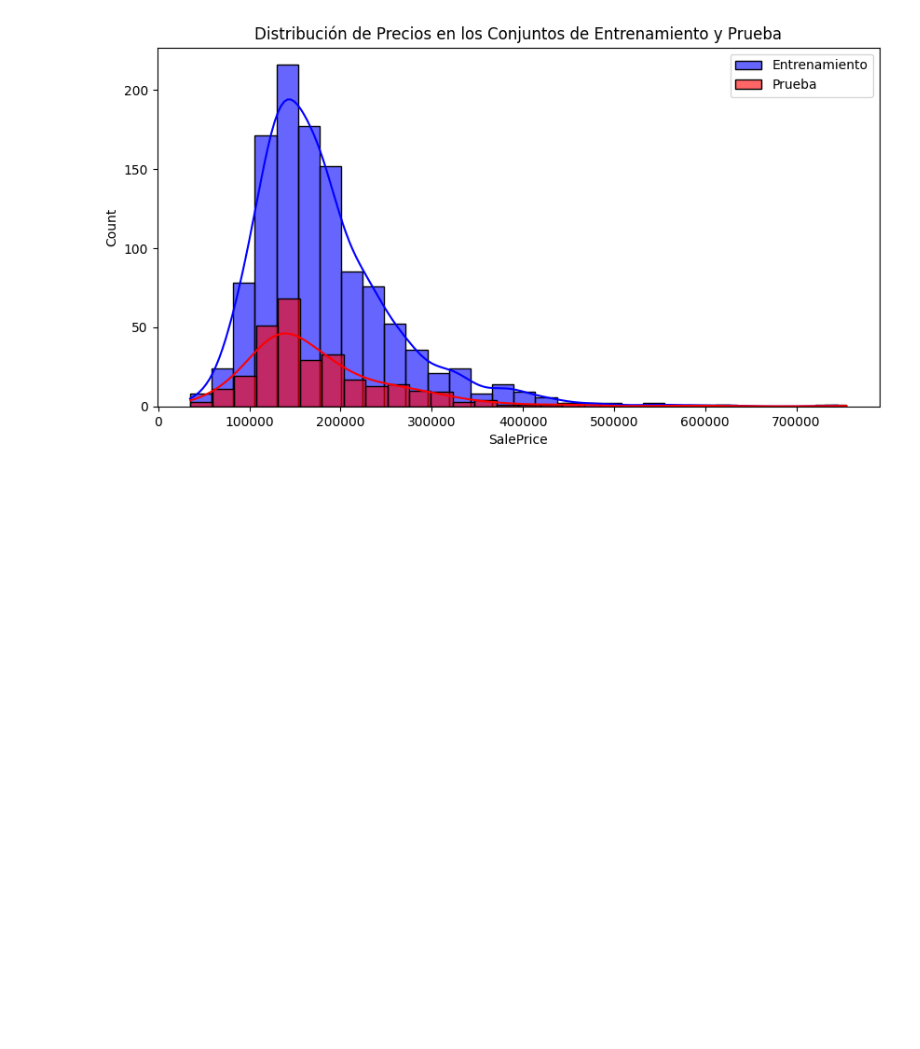
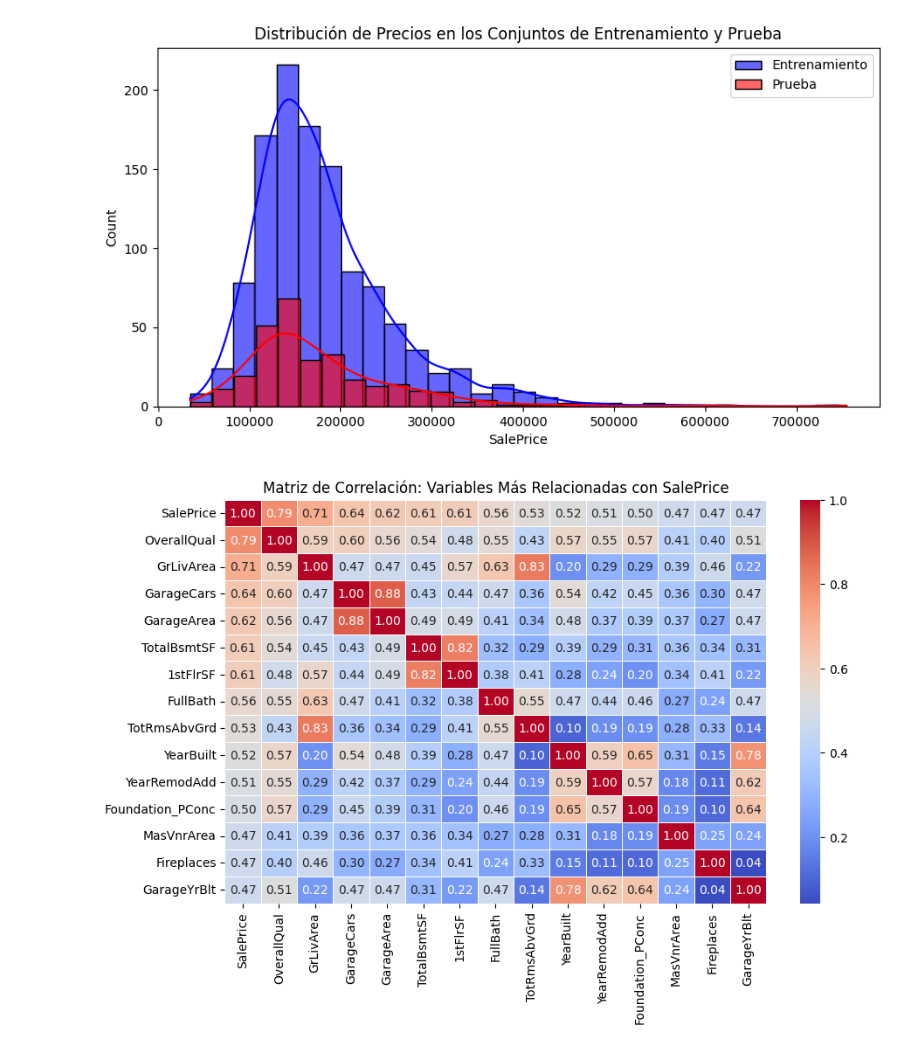
Before and after one commit to EscasanN/Data_mining_P2, a Jupyter notebook: prepros_NE.ipynb, the cells around one changed output. Drawn from its saved outputs; the diff is of its cells as text; code cells hidden in the pictures; blank space fills up the shorter version.

```diff
--- a/prepros_NE.ipynb
+++ b/prepros_NE.ipynb
@@ -92,3 +92,19 @@ plt.title("Distribución de Precios en los Conjuntos de Entrenamiento y Prueba")
 plt.show()
 # %% [output]
 [figure]
+# %%
+train = pd.get_dummies(train, drop_first=True)  # Convierte texto en números
+
+orr_matrix = train.corr()
+
+# Seleccionar solo las 15 variables más correlacionadas con SalePrice
+top_corr_features = corr_matrix.nlargest(15, "SalePrice")["SalePrice"].index
+corr_top = train[top_corr_features].corr()
+
+# Graficar la correlación de estas variables
+plt.figure(figsize=(10, 6))
+sns.heatmap(corr_top, annot=True, cmap="coolwarm", fmt=".2f", linewidths=0.5)
+plt.title("Matriz de Correlación: Variables Más Relacionadas con SalePrice")
+plt.show()
+# %% [output]
+[figure, added]
```
Also changed, not shown: parts of 1 cell of this notebook.
